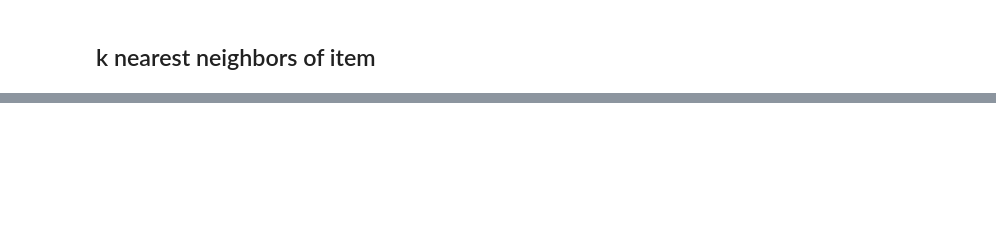
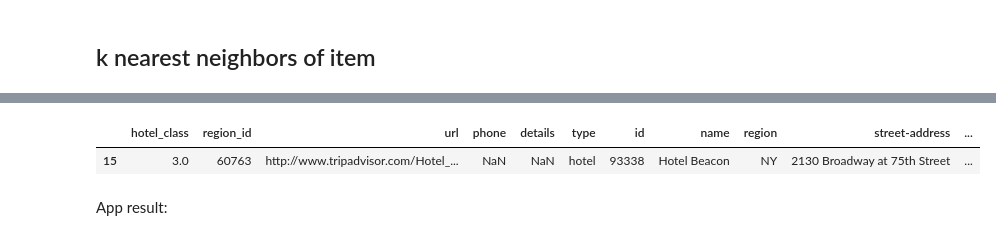
Before and after one commit to albasitdikova/Hotel_recommender_system, a Jupyter notebook: Recommendation_system.ipynb, the cells around one changed output, grey strips where cells are left out. Cells and saved outputs as stored; diff of their text form; code cells hidden in the pictures; blank space fills up the shorter version.

```diff
--- a/Recommendation_system.ipynb
+++ b/Recommendation_system.ipynb
@@ -706,0 +807,7 @@ for movie in toy_story_neighbors:
+# %%
+df_offering[df_offering.id=='93338']
+# %% [output]
+|  | hotel_class | region_id | url | phone | details | type | id | name | region | street-address | ... |
+| 15 | 3.0 | 60763 | http://www.tripadvisor.com/Hotel_... | NaN | NaN | hotel | 93338 | Hotel Beacon | NY | 2130 Broadway at 75th Street | ... |
+# %% [markdown]
+App result:
```
Also changed, not shown: parts of 80 cells of this notebook.
